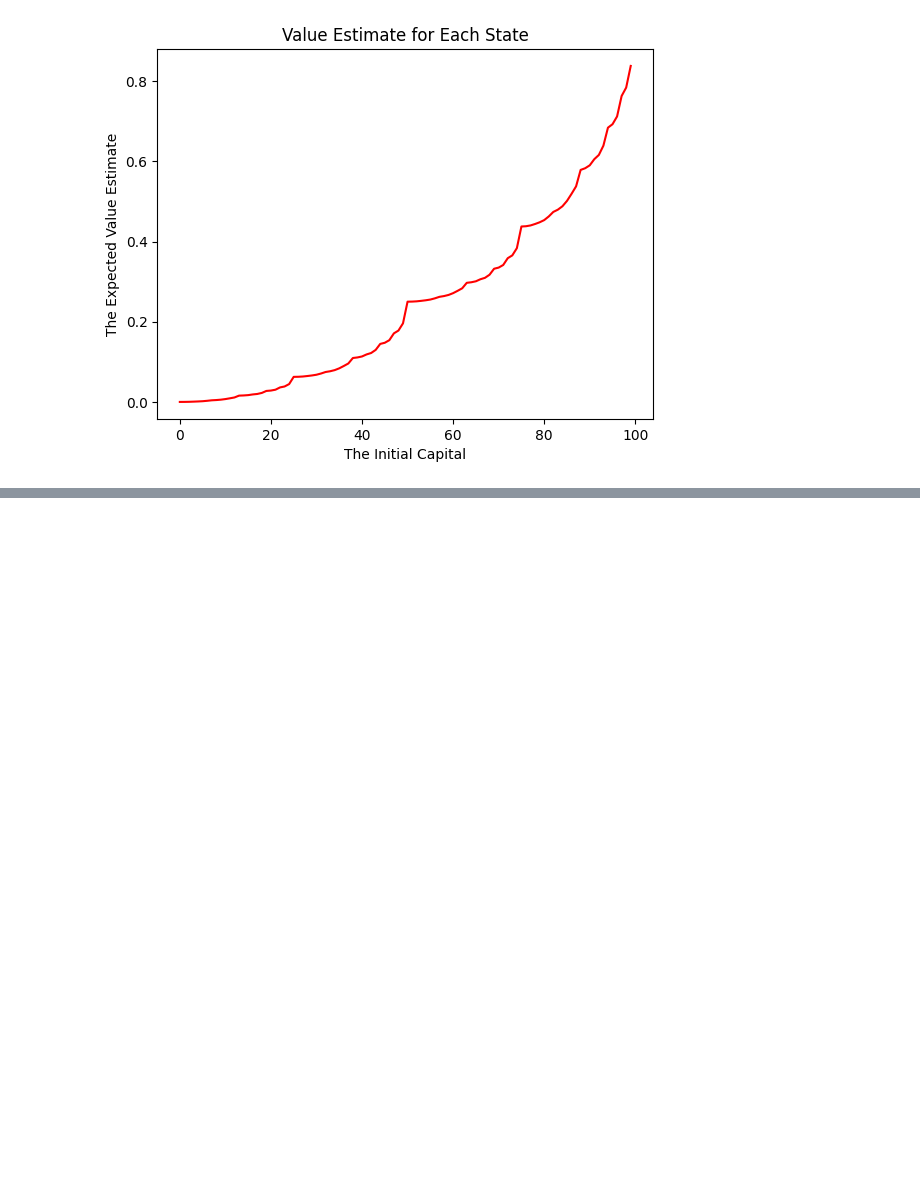
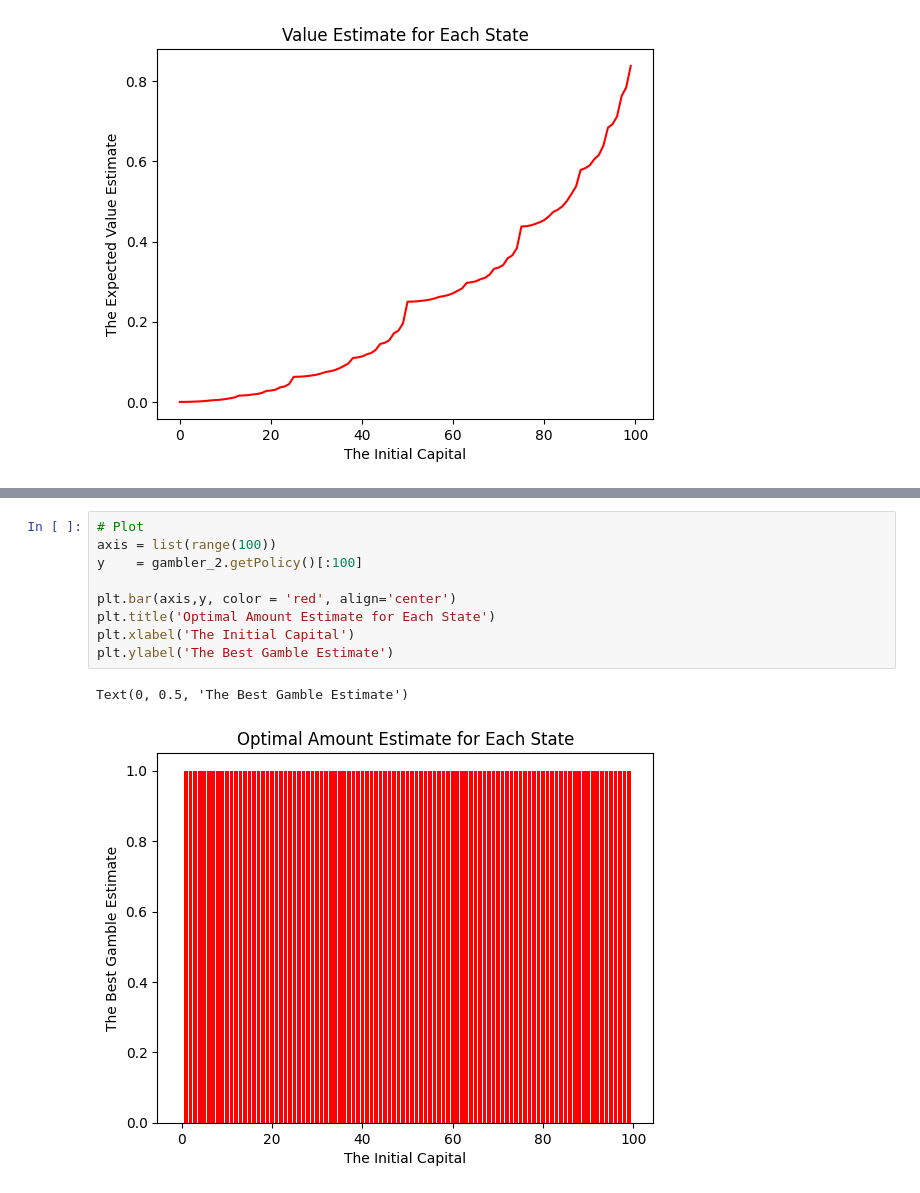
Before and after one commit to amanfoundongithub/Gambler-Problem, a Jupyter notebook: Gambler_Problem.ipynb, the cells around one changed output, grey strips where cells are left out. Drawn from its saved outputs; the diff is of its cells as text; blank space fills up the shorter version.

```diff
--- a/Gambler_Problem.ipynb
+++ b/Gambler_Problem.ipynb
@@ -134,0 +187,12 @@ Text(0, 0.5, 'The Best Gamble Estimate')
+# %%
+# Plot
+axis = list(range(100))
+y    = gambler_2.getPolicy()[:100]
+
+plt.bar(axis,y, color = 'red', align='center')
+plt.title('Optimal Amount Estimate for Each State')
+plt.xlabel('The Initial Capital')
+plt.ylabel('The Best Gamble Estimate')
+# %% [output]
+Text(0, 0.5, 'The Best Gamble Estimate')
+[figure, added]
```
Also changed, not shown: parts of 13 cells of this notebook.
